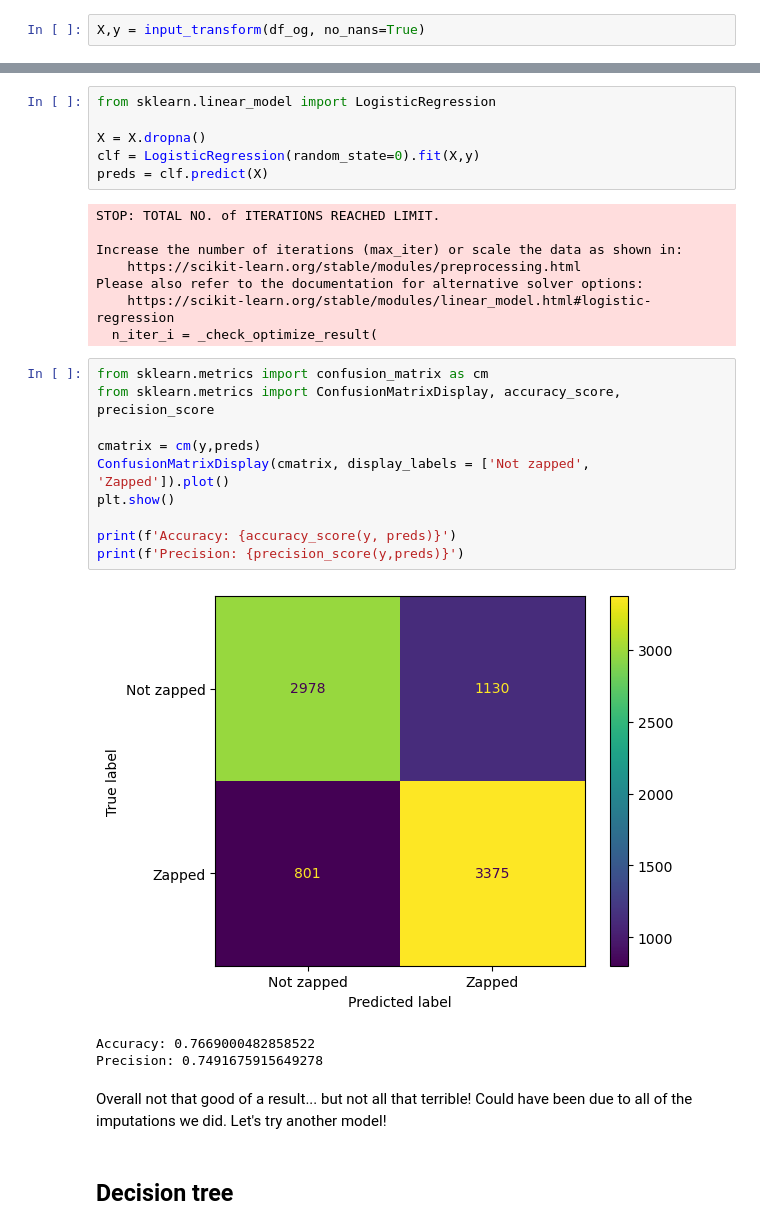
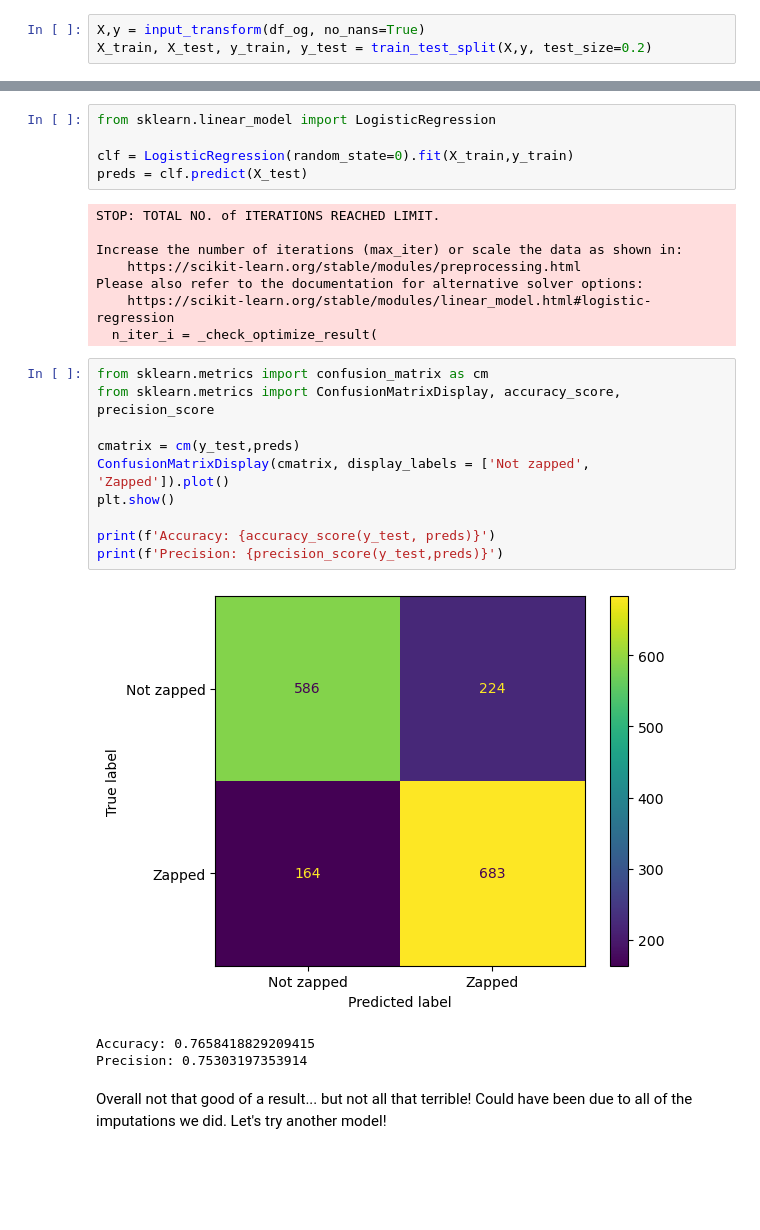
Before and after one commit to johawahn/spaceship_titanic, a Jupyter notebook: TestingModels.ipynb, the cells around one changed output, grey strips where cells are left out. Cells and saved outputs as stored; diff of their text form; blank space fills up the shorter version.

```diff
--- a/TestingModels.ipynb
+++ b/TestingModels.ipynb
@@ -66,6 +69,7 @@ df_og = pd.read_csv('train.csv')
 We want to predict a binary value (transported or not)
 # %%
 X,y = input_transform(df_og, no_nans=True)
+X_train, X_test, y_train, y_test = train_test_split(X,y, test_size=0.2)
 # %% [output]
 A value is trying to be set on a copy of a slice from a DataFrame
 
@@ -74,9 +78,8 @@ See the caveats in the documentation: https://pandas.pydata.org/pandas-docs/stab
 # %%
 from sklearn.linear_model import LogisticRegression
 
-X = X.dropna()
-clf = LogisticRegression(random_state=0).fit(X,y)
-preds = clf.predict(X)
+clf = LogisticRegression(random_state=0).fit(X_train,y_train)
+preds = clf.predict(X_test)
 # %% [output]
 STOP: TOTAL NO. of ITERATIONS REACHED LIMIT.
 
@@ -88,19 +91,17 @@ Please also refer to the documentation for alternative solver options:
 # %%
 from sklearn.metrics import confusion_matrix as cm
 from sklearn.metrics import ConfusionMatrixDisplay, accuracy_score, precision_score
 
-cmatrix = cm(y,preds)
+cmatrix = cm(y_test,preds)
 ConfusionMatrixDisplay(cmatrix, display_labels = ['Not zapped', 'Zapped']).plot()
 plt.show()
 
-print(f'Accuracy: {accuracy_score(y, preds)}')
-print(f'Precision: {precision_score(y,preds)}')
+print(f'Accuracy: {accuracy_score(y_test, preds)}')
+print(f'Precision: {precision_score(y_test,preds)}')
 # %% [output]
-[figure, old version]
+[figure, new version]
-Accuracy: 0.7669000482858522
-Precision: 0.7491675915649278
+Accuracy: 0.7658418829209415
+Precision: 0.75303197353914
 # %% [markdown]
 Overall not that good of a result... but not all that terrible! Could have been due to all of the imputations we did.
 Let's try another model!
-# %% [markdown]
-## Decision tree
```
Also changed, not shown: parts of 5 cells of this notebook.
